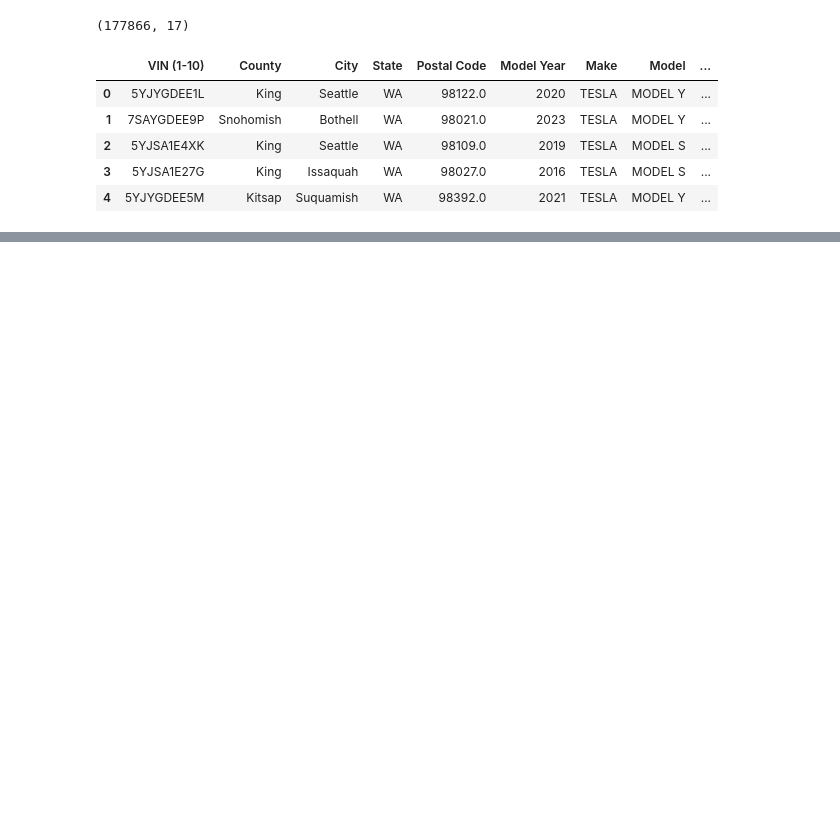
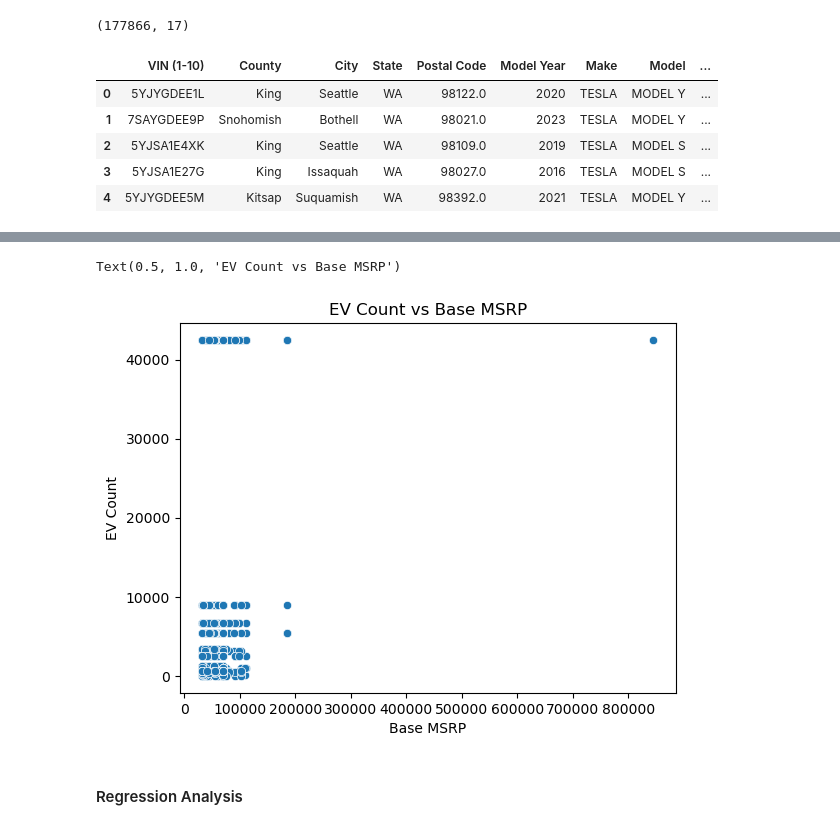
Before and after one commit to vivianzhou1288/info2950-final, a Jupyter notebook: Phase 2.ipynb, the cells around one changed output, grey strips where cells are left out. Drawn from its saved outputs; the diff is of its cells as text; code cells hidden in the pictures; blank space fills up the shorter version.

```diff
--- a/Phase 2.ipynb
+++ b/Phase 2.ipynb
@@ -55,3 +155,12 @@ The `ci` parameter is deprecated. Use `errorbar=None` for the same effect.
+# %%
+filtered_ev_df = merged_ev_df[merged_ev_df['Base MSRP'] >= 1000]
+sns.scatterplot(x='Base MSRP', y='EV Count', data=filtered_ev_df)
+plt.title('EV Count vs Base MSRP')
+# %% [output]
+Text(0.5, 1.0, 'EV Count vs Base MSRP')
+[figure, added]
+# %% [markdown]
+#### Regression Analysis ####
 # %%
 X = merged_ev_df[['Model Year', 'Electric Range']]
 y = merged_ev_df['EV Count']
```
Also changed, not shown: parts of 15 cells of this notebook.
